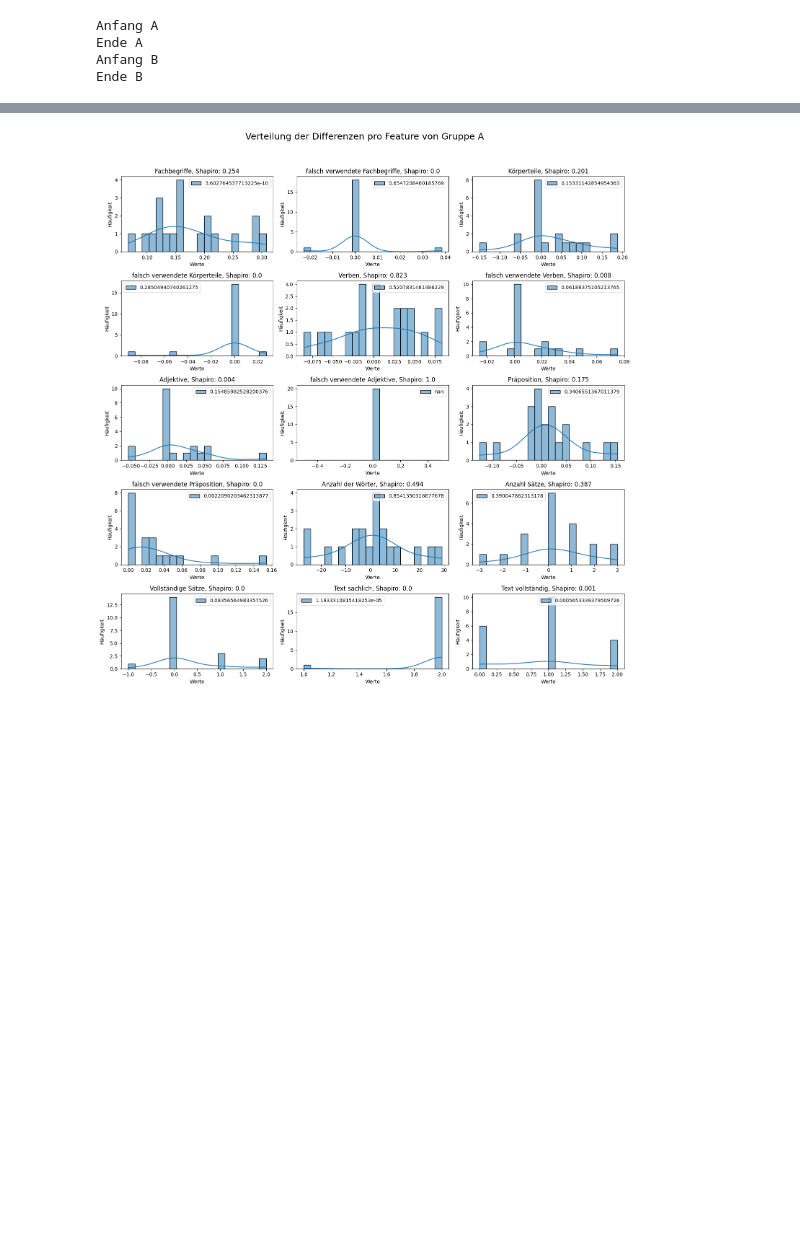
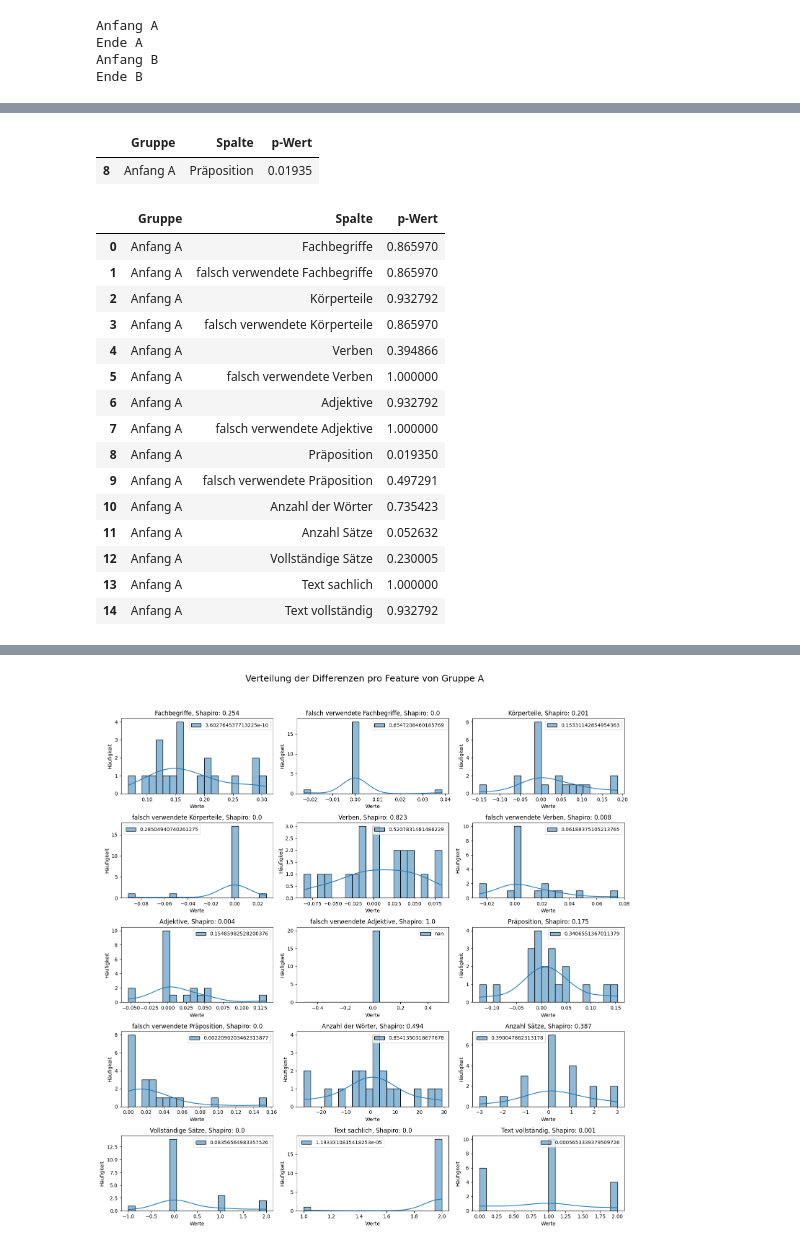
Before and after one commit to pietow/Auswertung, a Jupyter notebook: auswertung.ipynb, the cells around one changed output, grey strips where cells are left out. Cells and saved outputs as stored; diff of their text form; code cells hidden in the pictures; blank space fills up the shorter version.

Commit message:
deutsche vs spanier:  Mann–Whitney-U-Test

```diff
--- a/auswertung.ipynb
+++ b/auswertung.ipynb
@@ -85,0 +67,44 @@ df_spanisch
+# %%
+import scipy.stats as stats
+
+groups = df_all.index.get_level_values(0).unique().to_list()
+spalten = df_all.columns.tolist()
+
+rows = []
+for g in groups:
+    for col in spalten:
+        deutsche = df_deutsch.xs(g, level=0)[col].to_list()
+        spanier = df_spanisch.xs(g, level=0)[col].to_list()
+        u_stat, p_val = stats.mannwhitneyu(
+            deutsche, spanier,
+            alternative="two-sided",
+            method="exact"
+        )
+        rows.append({"Gruppe": g, "Spalte": col, "p-Wert": p_val})
+
+results
+
+results_df = pd.DataFrame(rows)
+results_df[results_df["p-Wert"] < 0.05]
+# %% [output]
+|  | Gruppe | Spalte | p-Wert |
+| 8 | Anfang A | Präposition | 0.01935 |
+# %%
+results_df[results_df['Gruppe'] == 'Anfang A']
+# %% [output]
+|  | Gruppe | Spalte | p-Wert |
+| 0 | Anfang A | Fachbegriffe | 0.865970 |
+| 1 | Anfang A | falsch verwendete Fachbegriffe | 0.865970 |
+| 2 | Anfang A | Körperteile | 0.932792 |
+| 3 | Anfang A | falsch verwendete Körperteile | 0.865970 |
+| 4 | Anfang A | Verben | 0.394866 |
+| 5 | Anfang A | falsch verwendete Verben | 1.000000 |
+| 6 | Anfang A | Adjektive | 0.932792 |
+| 7 | Anfang A | falsch verwendete Adjektive | 1.000000 |
+| 8 | Anfang A | Präposition | 0.019350 |
+| 9 | Anfang A | falsch verwendete Präposition | 0.497291 |
+| 10 | Anfang A | Anzahl der Wörter | 0.735423 |
+| 11 | Anfang A | Anzahl Sätze | 0.052632 |
+| 12 | Anfang A | Vollständige Sätze | 0.230005 |
+| 13 | Anfang A | Text sachlich | 1.000000 |
+| 14 | Anfang A | Text vollständig | 0.932792 |
```
Also changed, not shown: parts of 10 cells of this notebook, 1 other file.
